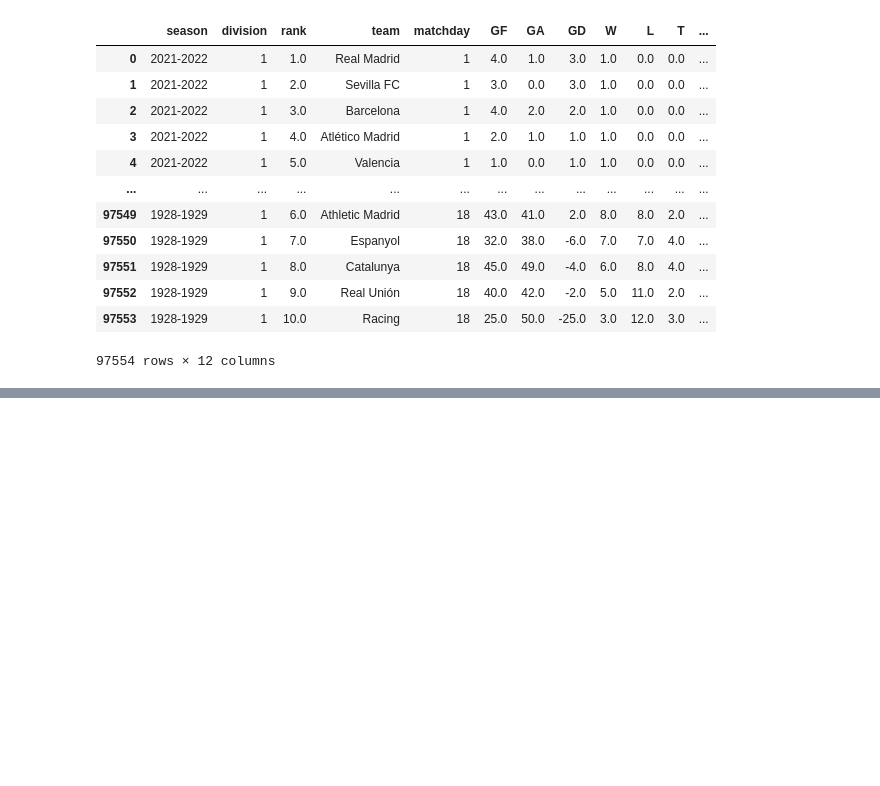
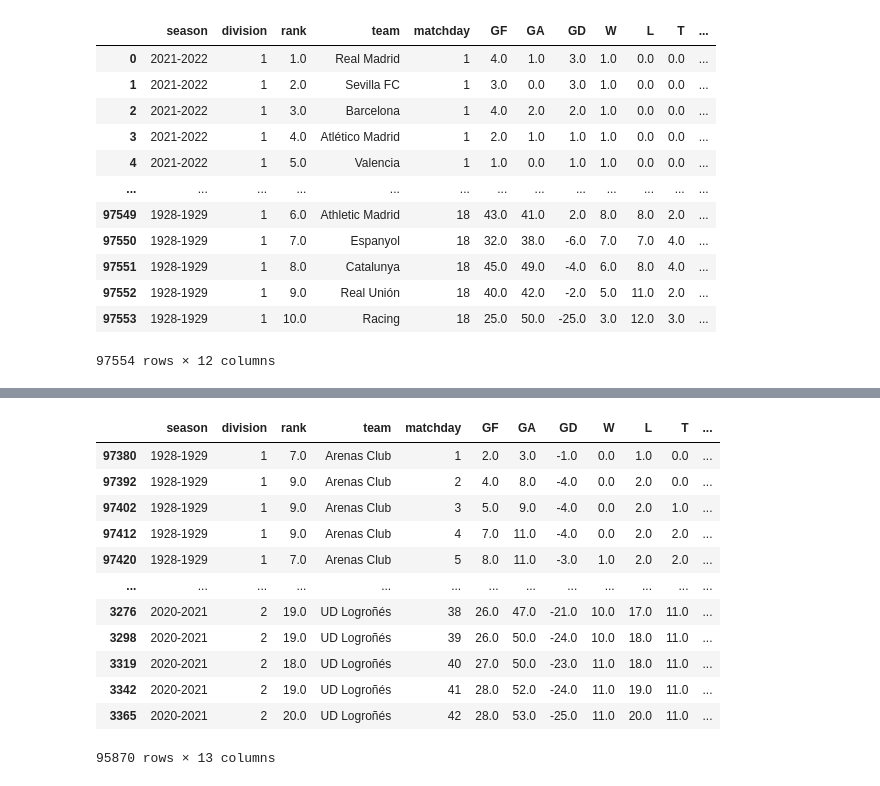
Before and after one commit to tinchit0/la-quiniela, a Jupyter notebook: analysis/LaLigaDataAnalysis.ipynb, the cells around one changed output, grey strips where cells are left out. Cells and saved outputs as stored; diff of their text form; code cells hidden in the pictures; blank space fills up the shorter version.

```diff
--- a/analysis/LaLigaDataAnalysis.ipynb
+++ b/analysis/LaLigaDataAnalysis.ipynb
@@ -706,0 +706,22 @@ Name: season, Length: 97554, dtype: object
+# %%
+df_result2 = df_result2.sort_values(["season", "division", "team"])
+# %%
+df_result2.loc[loss_changes.values == True, "last"] = "L"
+df_result2.loc[tie_changes.values == True, "last"] = "T"
+df_result2.loc[win_changes.values == True, "last"] = "W"
+# %%
+df_result2
+# %% [output]
+|  | season | division | rank | team | matchday | GF | GA | GD | W | L | T | ... |
+| 97380 | 1928-1929 | 1 | 7.0 | Arenas Club | 1 | 2.0 | 3.0 | -1.0 | 0.0 | 1.0 | 0.0 | ... |
+| 97392 | 1928-1929 | 1 | 9.0 | Arenas Club | 2 | 4.0 | 8.0 | -4.0 | 0.0 | 2.0 | 0.0 | ... |
+| 97402 | 1928-1929 | 1 | 9.0 | Arenas Club | 3 | 5.0 | 9.0 | -4.0 | 0.0 | 2.0 | 1.0 | ... |
+| 97412 | 1928-1929 | 1 | 9.0 | Arenas Club | 4 | 7.0 | 11.0 | -4.0 | 0.0 | 2.0 | 2.0 | ... |
+| 97420 | 1928-1929 | 1 | 7.0 | Arenas Club | 5 | 8.0 | 11.0 | -3.0 | 1.0 | 2.0 | 2.0 | ... |
+| ... | ... | ... | ... | ... | ... | ... | ... | ... | ... | ... | ... | ... |
+| 3276 | 2020-2021 | 2 | 19.0 | UD Logroñés | 38 | 26.0 | 47.0 | -21.0 | 10.0 | 17.0 | 11.0 | ... |
+| 3298 | 2020-2021 | 2 | 19.0 | UD Logroñés | 39 | 26.0 | 50.0 | -24.0 | 10.0 | 18.0 | 11.0 | ... |
+| 3319 | 2020-2021 | 2 | 18.0 | UD Logroñés | 40 | 27.0 | 50.0 | -23.0 | 11.0 | 18.0 | 11.0 | ... |
+| 3342 | 2020-2021 | 2 | 19.0 | UD Logroñés | 41 | 28.0 | 52.0 | -24.0 | 11.0 | 19.0 | 11.0 | ... |
+| 3365 | 2020-2021 | 2 | 20.0 | UD Logroñés | 42 | 28.0 | 53.0 | -25.0 | 11.0 | 20.0 | 11.0 | ... |
+95870 rows × 13 columns
```
Also changed, not shown: parts of 14 cells of this notebook.
